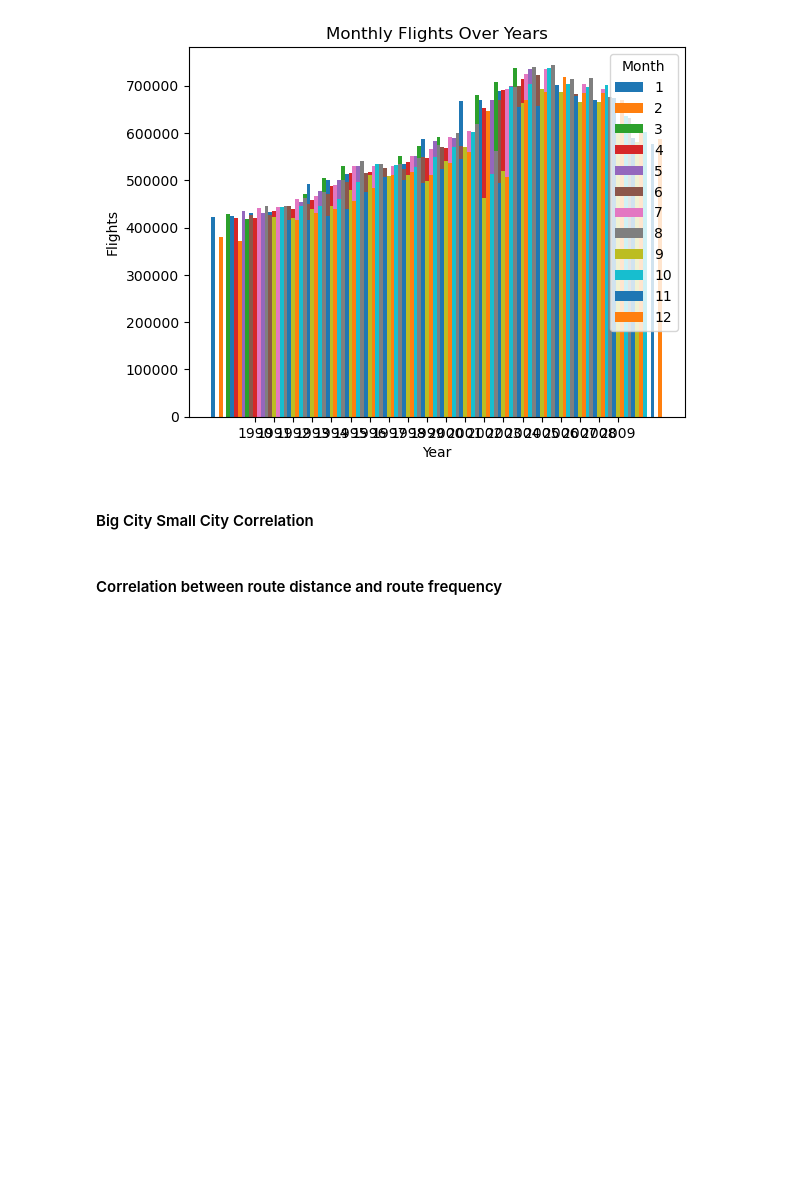
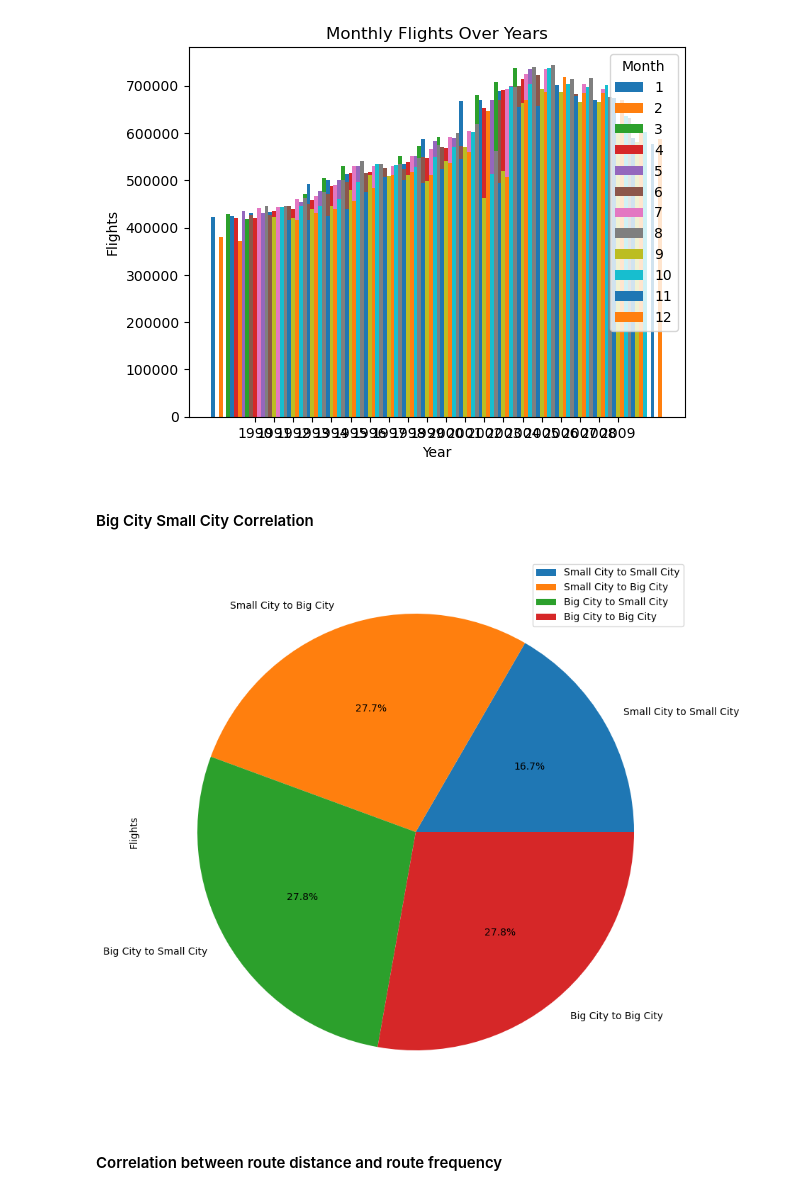
Before and after one commit to gigodata/08-EV-charging, a Jupyter notebook: Chart Generation.ipynb, the cells around one changed output. Saved outputs shown, nothing was run; the diff lists cells and outputs as text; code cells hidden in the pictures; blank space fills up the shorter version.

```diff
--- a/Chart Generation.ipynb
+++ b/Chart Generation.ipynb
@@ -272,5 +322,29 @@ plt.show()
 [figure]
 # %% [markdown]
 #### Big City Small City Correlation
+# %%
+destMed = df['Destination Population'].median()
+origMed = df['Origin Population'].median()
+
+destBins = [0, destMed, df['Destination Population'].max()]
+origBins = [0, origMed, df['Origin Population'].max()]
+
+glabels = ['Small City', 'Big City']
+
+df['Origin Size'] = pd.cut(df['Origin Population'], origBins, labels=glabels)
+df['Destination Size'] = pd.cut(df['Destination Population'], destBins, labels=glabels)
+# %%
+citySizeDf = df.groupby(['Origin Size', 'Destination Size'])['Flights'].sum().reset_index()
+# %%
+labels = []
+for item, row in citySizeDf.iterrows():
+    labels.append(row['Origin Size'] + " to " + row['Destination Size'])
+
+citySizeDf.index = labels
+
+citySizeDf.plot(kind='pie', y='Flights', figsize=(10 , 10), autopct= '%1.1f%%')
+plt.show()
+# %% [output]
+[figure, added]
 # %% [markdown]
 #### Correlation between route distance and route frequency
```
Also changed, not shown: parts of 9 cells of this notebook.
